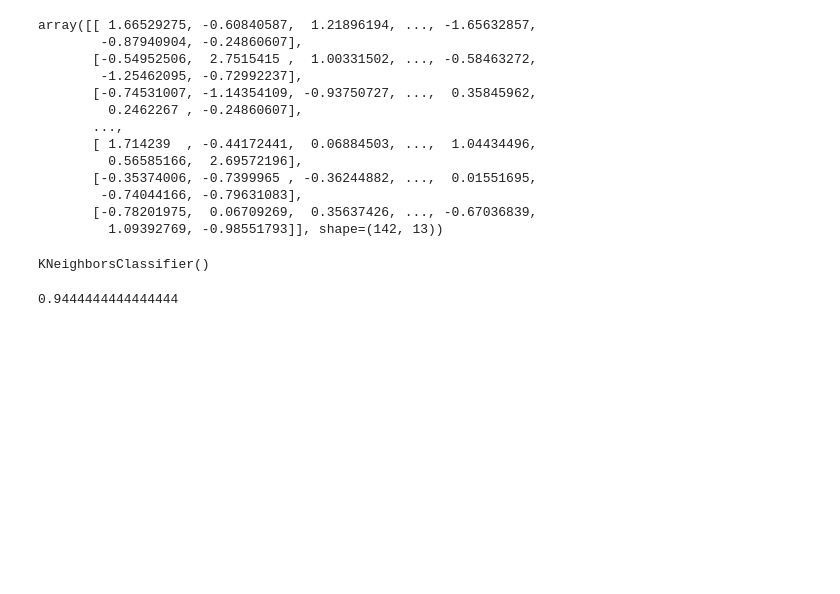
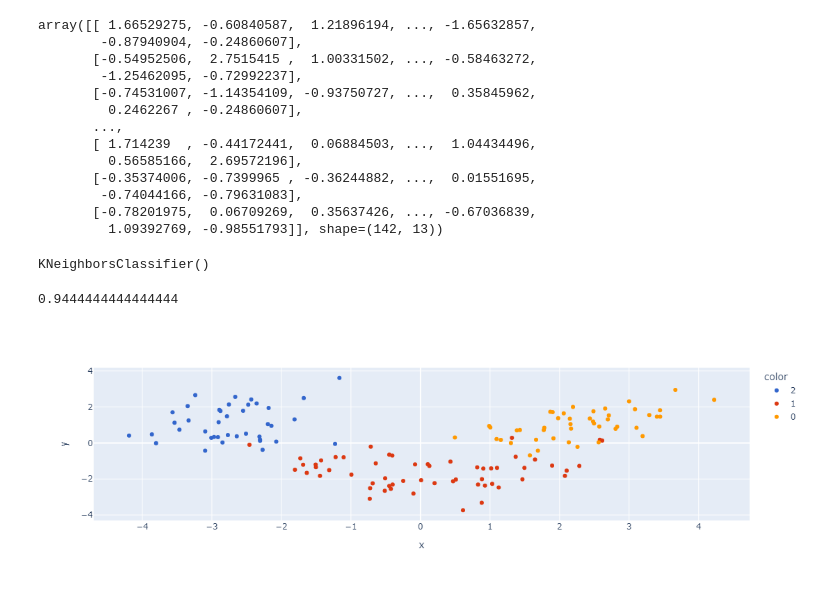
Before and after one commit to Bhavishya007-bit/ML-Learning, a Jupyter notebook: pca-demo.ipynb, the cells around one changed output. Saved outputs shown, nothing was run; the diff lists cells and outputs as text; code cells hidden in the pictures; blank space fills up the shorter version.

```diff
--- a/pca-demo.ipynb
+++ b/pca-demo.ipynb
@@ -99,3 +99,18 @@ from sklearn.metrics import accuracy_score
 accuracy_score(y_test,y_pred)
 # %% [output]
 0.9444444444444444
+# %%
+# transforming to a 2D coordinate system
+pca = PCA(n_components=2)
+X_train_trf = pca.fit_transform(X_train)
+X_test_trf = pca.transform(X_test)
+# %%
+y_train_trf = y_train.astype(str)
+fig = px.scatter(x=X_train_trf[:,0],
+                 y=X_train_trf[:,1],
+                 color=y_train_trf,
+                 color_discrete_sequence=px.colors.qualitative.G10
+                )
+fig.show()
+# %% [output]
+[figure, added]
```
Also changed, not shown: parts of 2 cells of this notebook.
